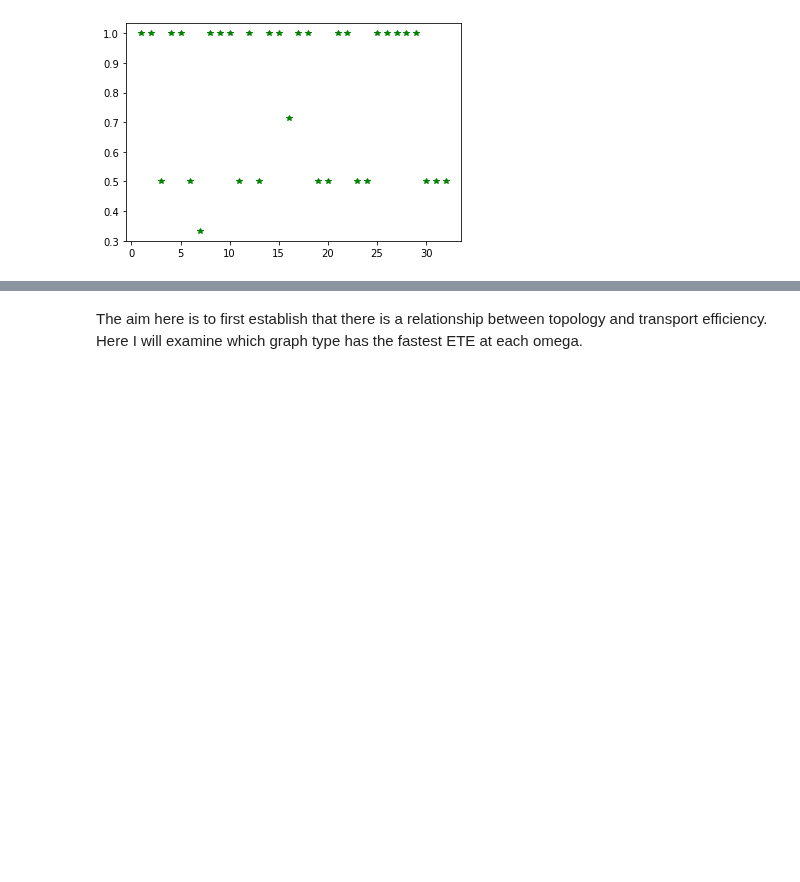
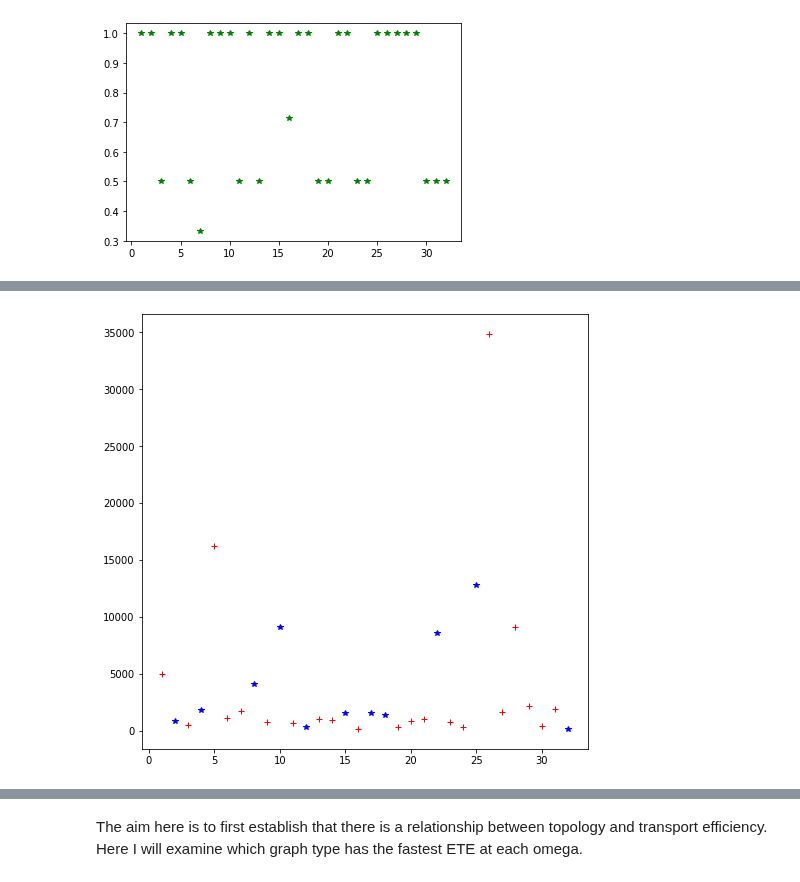
Before and after one commit to Edric-Matwiejew/QSW_MPI, a Jupyter notebook: examples/Application 1/Application_1.ipynb, the cells around one changed output, grey strips where cells are left out. Cells and saved outputs as stored; diff of their text form; code cells hidden in the pictures; blank space fills up the shorter version.

```diff
--- a/examples/Application 1/Application_1.ipynb
+++ b/examples/Application 1/Application_1.ipynb
@@ -47,0 +86,10 @@ To things stand out in these results. Firstly the final arriavl time is highly v
+# %%
+fig = plt.figure(figsize=(8,8))
+ax = fig.add_subplot(111)
+for i in range(len(marker)):
+    ax.plot(IDs[i], results_0.loc[results_0['ID']==IDs[i]]['time'], marker[i])
+
+
+plt.show()
+# %% [output]
+[figure, added]
```
Also changed, not shown: parts of 29 cells of this notebook, 9 other files.
